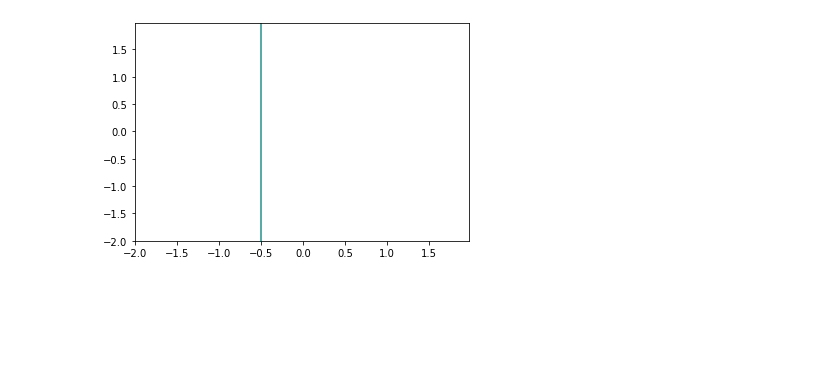
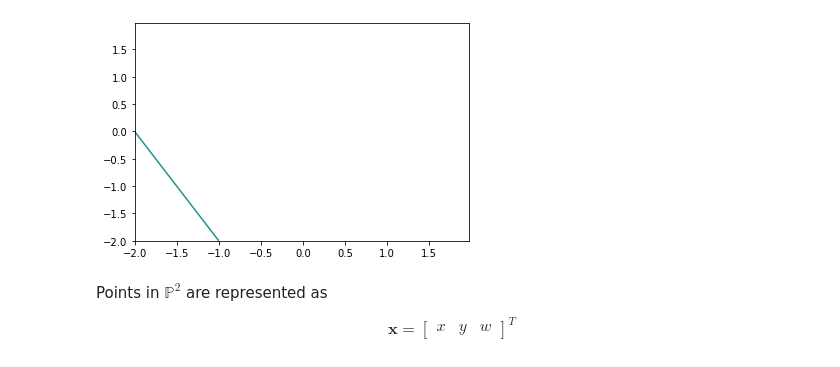
Before and after one commit to vidstige/mini-sfm, a Jupyter notebook: sfm.ipynb, the cells around one changed output. Cells and saved outputs as stored; diff of their text form; code cells hidden in the pictures; blank space fills up the shorter version.

```diff
--- a/sfm.ipynb
+++ b/sfm.ipynb
@@ -28,22 +28,29 @@ plt.show()
 # %%
 %matplotlib inline
 from matplotlib import pyplot as plt
 import numpy as np
 
 def homogenous(euclidian):
     return np.vstack((euclidian, np.ones((1, euclidian.shape[1]))))
 
-def contour(f, xrange, yrange, delta=0.025):
+def plot_implicit(f, xrange, yrange, delta=0.025):
     xr = np.arange(*xrange, delta)
     yr = np.arange(*yrange, delta)
     xx, yy = np.meshgrid(xr, yr)
 
     x = homogenous(np.vstack((xx.ravel(), yy.ravel())))
-    value = f(x)
-    plt.contour(xr, yr, np.reshape(f, (len(xr), len(yr))), 0)
+    values = f(x)
+    plt.contour(xr, yr, np.reshape(values, (len(xr), len(yr))), 0)
     plt.show()
 
-l = np.array([2, 0, 1])
-f = np.dot(x.T, l)
+l = np.array([2, 1, 4])
+plot_implicit(lambda x: np.dot(x.T, l), (-2, 2), (-2, 2))
 # %% [output]
-[figure, old version]
+[figure, new version]
+# %% [markdown]
+Points in $ \mathbb{P}^2 $ are represented as
+
+$$ \mathbf{x} = \begin{bmatrix}
+x & y & w
+\end{bmatrix}^T
+$$
```
Also changed, not shown: parts of 1 cell of this notebook.
